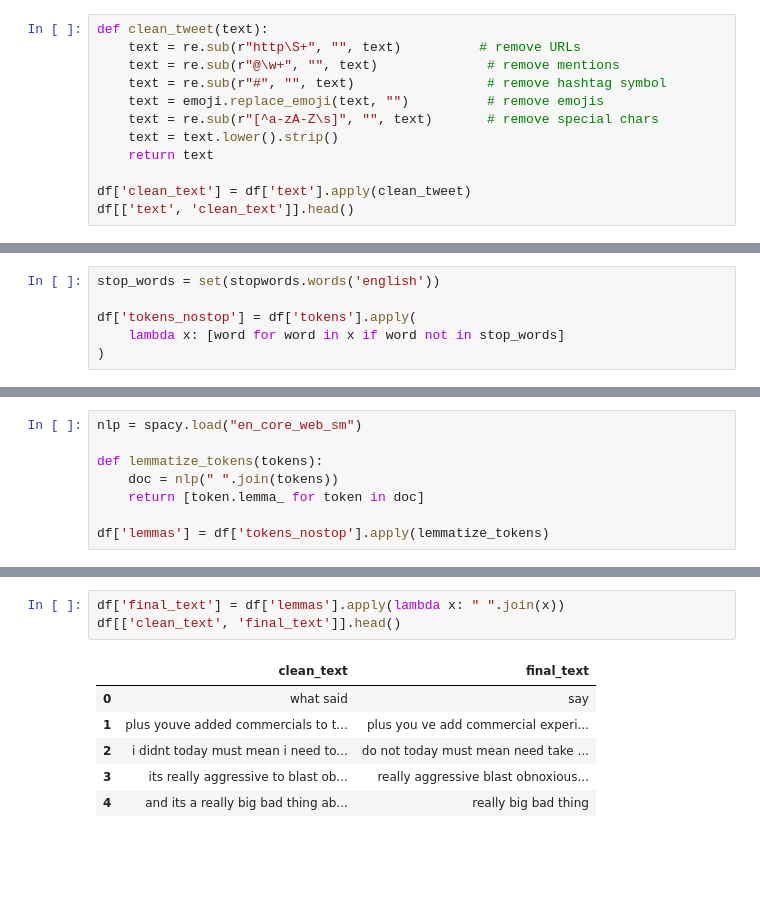
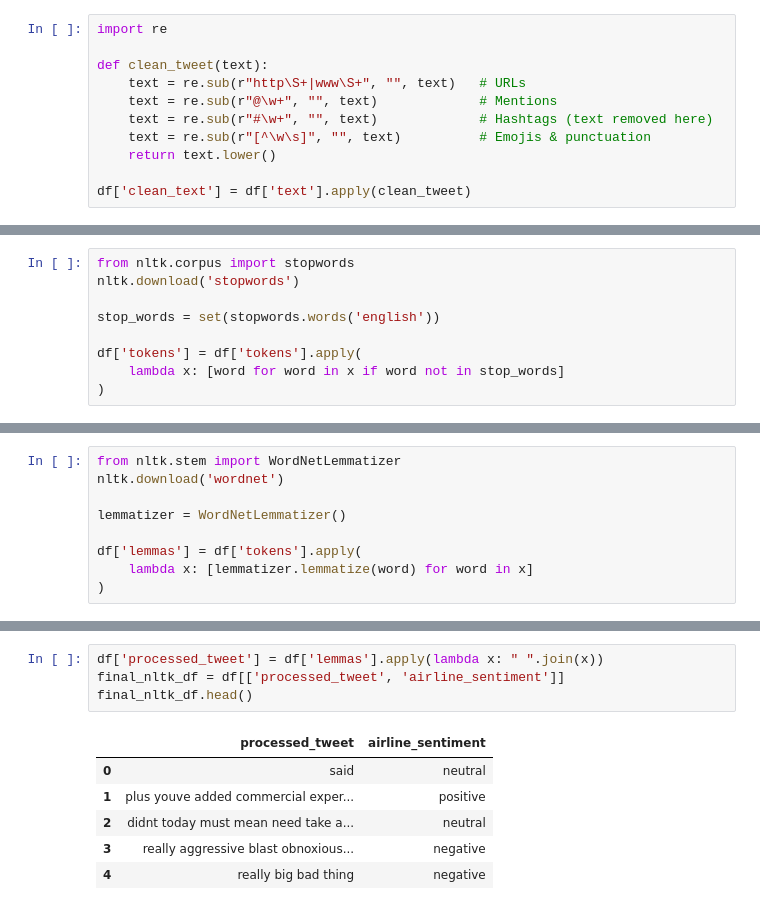
Before and after one commit to Ashritha0848/NLP, a Jupyter notebook: 2403A52229,Assignment_5_4,NLP.ipynb, the cells around one changed output, grey strips where cells are left out. Drawn from its saved outputs; the diff is of its cells as text; blank space fills up the shorter version.

```diff
--- a/2403A52229,Assignment_5_4,NLP.ipynb
+++ b/2403A52229,Assignment_5_4,NLP.ipynb
@@ -58,12 +19,11 @@ tweets = df['text']
 # %%
+import re
+
 def clean_tweet(text):
-    text = re.sub(r"http\S+", "", text)          # remove URLs
-    text = re.sub(r"@\w+", "", text)              # remove mentions
-    text = re.sub(r"#", "", text)                 # remove hashtag symbol
-    text = emoji.replace_emoji(text, "")          # remove emojis
-    text = re.sub(r"[^a-zA-Z\s]", "", text)       # remove special chars
-    text = text.lower().strip()
-    return text
+    text = re.sub(r"http\S+|www\S+", "", text)   # URLs
+    text = re.sub(r"@\w+", "", text)             # Mentions
+    text = re.sub(r"#\w+", "", text)             # Hashtags (text removed here)
+    text = re.sub(r"[^\w\s]", "", text)          # Emojis & punctuation
+    return text.lower()
 
 df['clean_text'] = df['text'].apply(clean_tweet)
-df[['text', 'clean_text']].head()
@@ -91,6 +42,9 @@ dtype: object
 # %%
+from nltk.corpus import stopwords
+nltk.download('stopwords')
+
 stop_words = set(stopwords.words('english'))
 
-df['tokens_nostop'] = df['tokens'].apply(
+df['tokens'] = df['tokens'].apply(
     lambda x: [word for word in x if word not in stop_words]
 )
@@ -97,8 +54,9 @@ df['tokens_nostop'] = df['tokens'].apply(
-# %%
-nlp = spacy.load("en_core_web_sm")
-
-def lemmatize_tokens(tokens):
-    doc = nlp(" ".join(tokens))
-    return [token.lemma_ for token in doc]
-
-df['lemmas'] = df['tokens_nostop'].apply(lemmatize_tokens)
+# %%
+from nltk.stem import WordNetLemmatizer
+nltk.download('wordnet')
+
+lemmatizer = WordNetLemmatizer()
+
+df['lemmas'] = df['tokens'].apply(
+    lambda x: [lemmatizer.lemmatize(word) for word in x]
+)
@@ -105,10 +65,11 @@ df['lemmas'] = df['tokens_nostop'].apply(lemmatize_tokens)
 # %%
-df['final_text'] = df['lemmas'].apply(lambda x: " ".join(x))
-df[['clean_text', 'final_text']].head()
+df['processed_tweet'] = df['lemmas'].apply(lambda x: " ".join(x))
+final_nltk_df = df[['processed_tweet', 'airline_sentiment']]
+final_nltk_df.head()
 # %% [output]
-|  | clean_text | final_text |
-| 0 | what said | say |
-| 1 | plus youve added commercials to t... | plus you ve add commercial experi... |
-| 2 | i didnt today must mean i need to... | do not today must mean need take ... |
-| 3 | its really aggressive to blast ob... | really aggressive blast obnoxious... |
-| 4 | and its a really big bad thing ab... | really big bad thing |
+|  | processed_tweet | airline_sentiment |
+| 0 | said | neutral |
+| 1 | plus youve added commercial exper... | positive |
+| 2 | didnt today must mean need take a... | neutral |
+| 3 | really aggressive blast obnoxious... | negative |
+| 4 | really big bad thing | negative |
```
Also changed, not shown: parts of 21 cells of this notebook.
